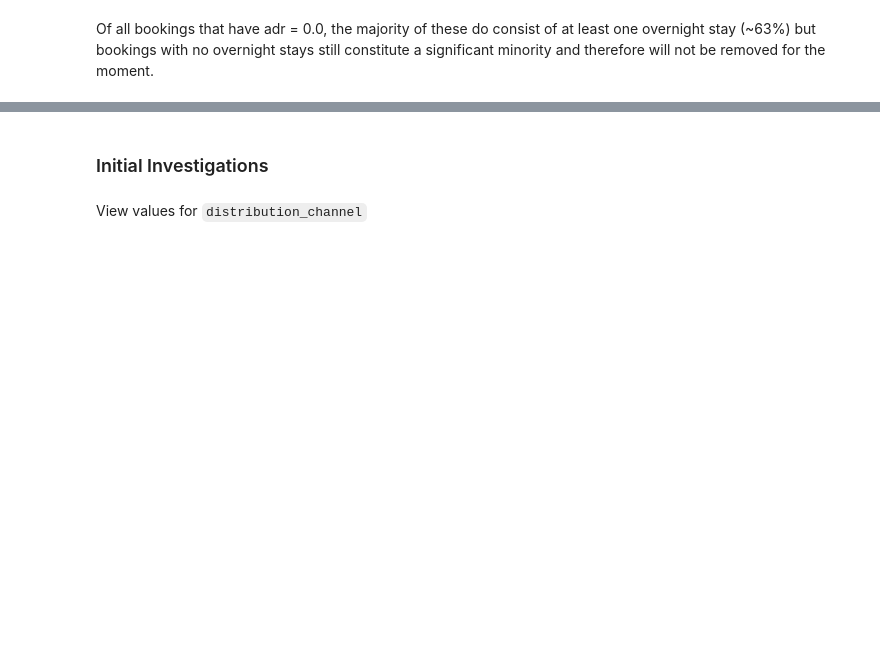
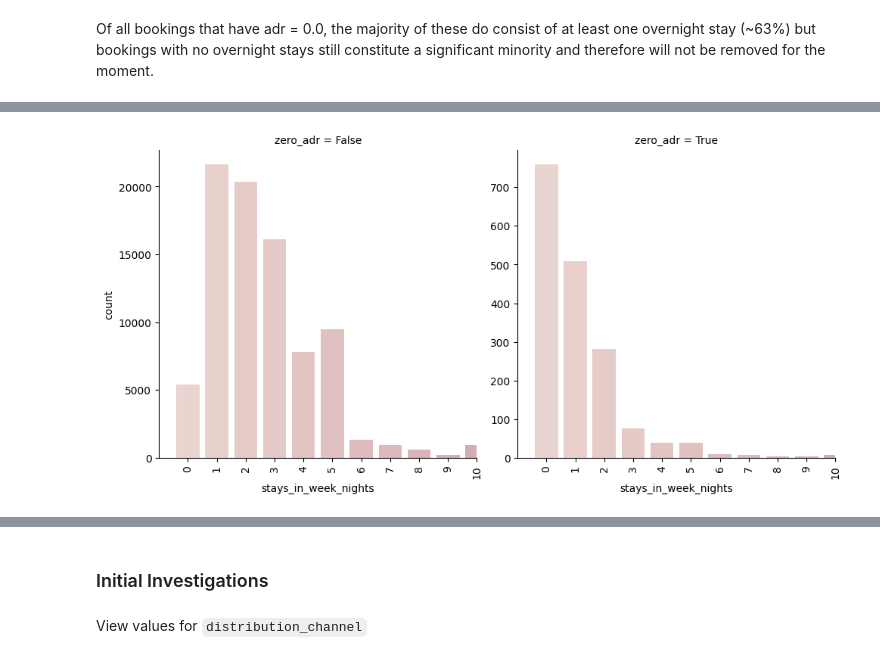
Before and after one commit to lowrycode/hotel-bookings, a Jupyter notebook: jupyter_notebooks/02_eda_and_cleaning.ipynb, the cells around one changed output, grey strips where cells are left out. Cells and saved outputs as stored; diff of their text form; code cells hidden in the pictures; blank space fills up the shorter version.

```diff
--- a/jupyter_notebooks/02_eda_and_cleaning.ipynb
+++ b/jupyter_notebooks/02_eda_and_cleaning.ipynb
@@ -378,0 +506,4 @@ summary
+# %%
+plot_categorical_facets(df_adr, 'stays_in_week_nights', 'zero_adr', (-1,10))
+# %% [output]
+[figure, added]
```
Also changed, not shown: parts of 105 cells of this notebook.
